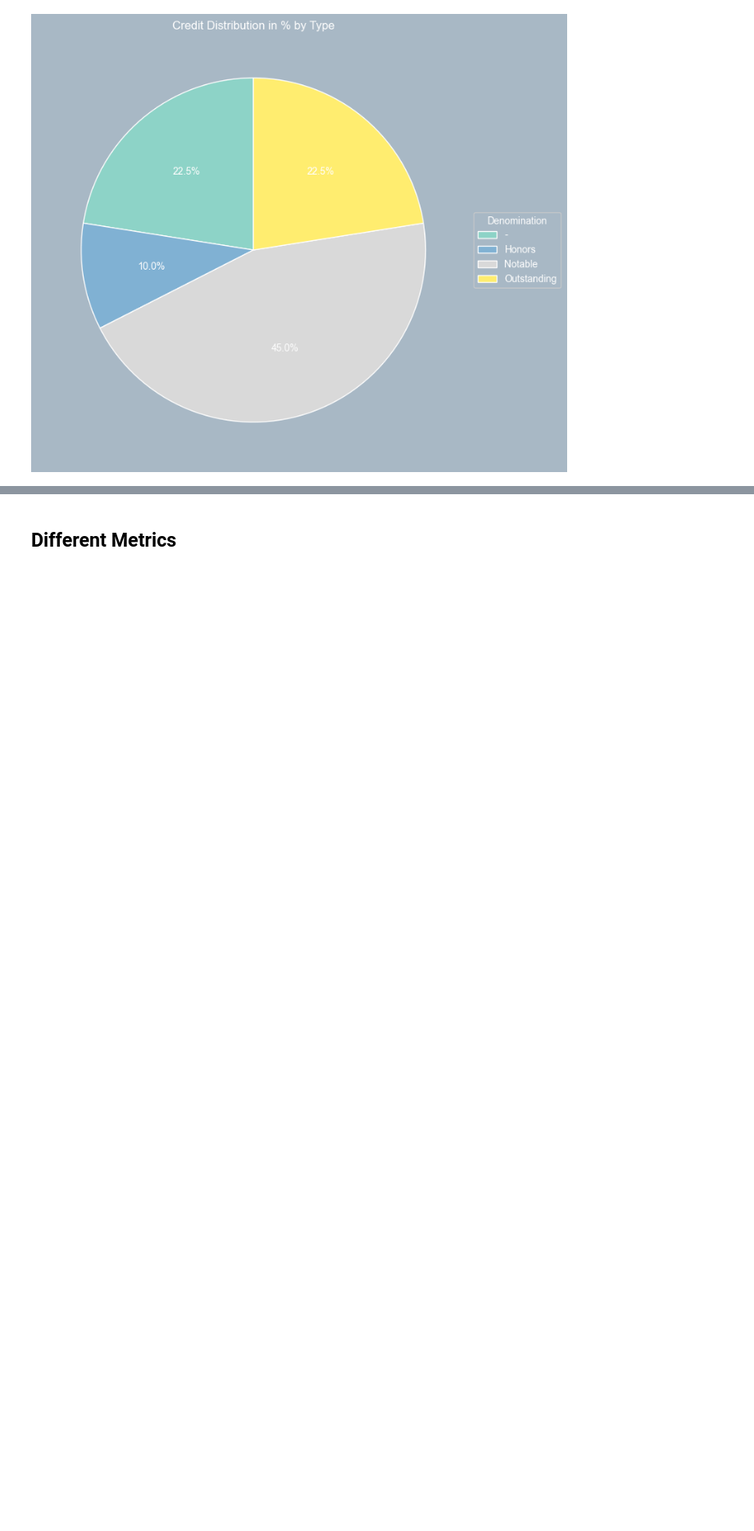
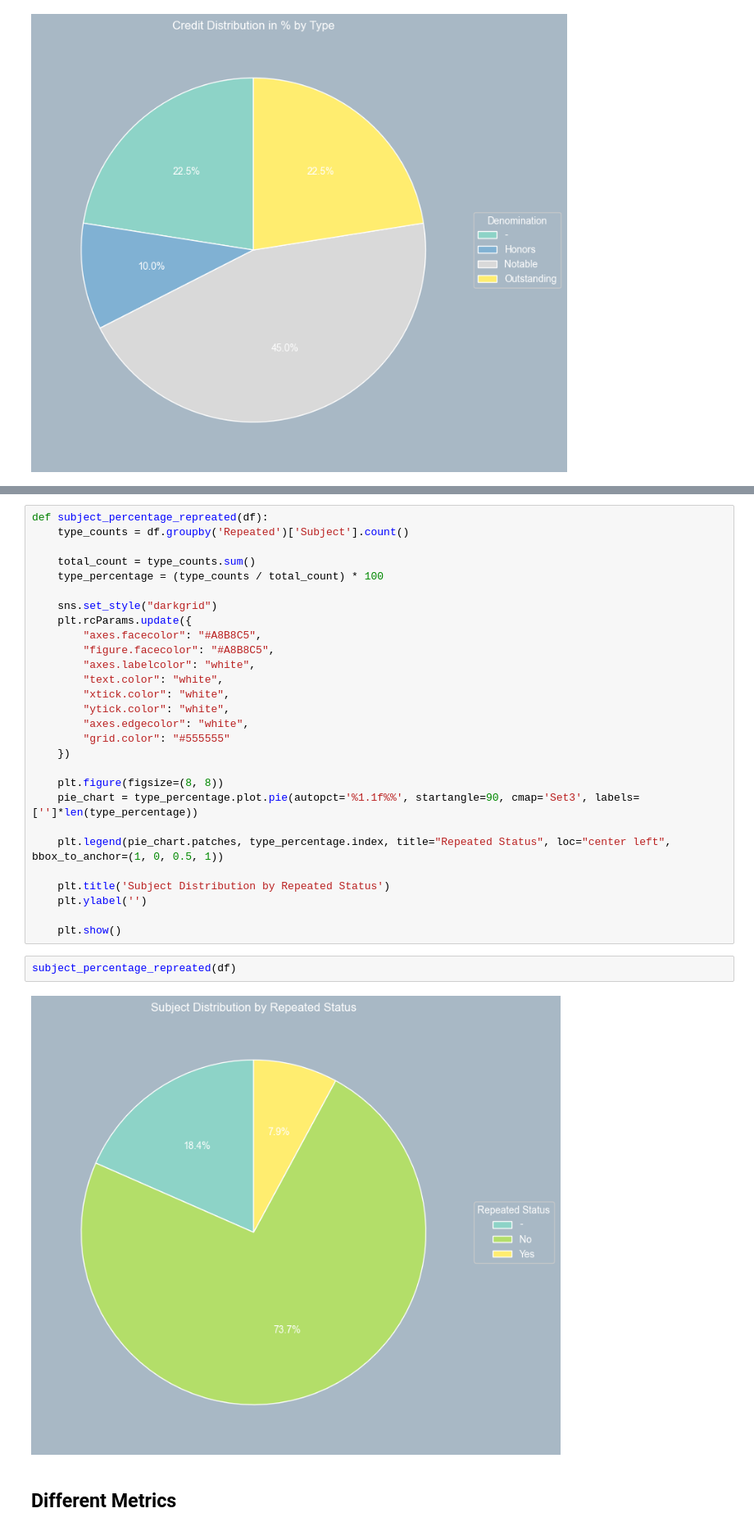
Before and after one commit to rorro6787/AcademicData, a Jupyter notebook: src/analysis.ipynb, the cells around one changed output, grey strips where cells are left out. Shown: that part at 82% size. Saved outputs shown, nothing was run; the diff lists cells and outputs as text; blank space fills up the shorter version.

```diff
--- a/src/analysis.ipynb
+++ b/src/analysis.ipynb
@@ -286,3 +310,35 @@ credit_percentage_denomination(df)
+# %%
+def subject_percentage_repreated(df):
+    type_counts = df.groupby('Repeated')['Subject'].count()
+
+    total_count = type_counts.sum()
+    type_percentage = (type_counts / total_count) * 100
+
+    sns.set_style("darkgrid")
+    plt.rcParams.update({
+        "axes.facecolor": "#A8B8C5",
+        "figure.facecolor": "#A8B8C5",
+        "axes.labelcolor": "white",
+        "text.color": "white",
+        "xtick.color": "white",
+        "ytick.color": "white",
+        "axes.edgecolor": "white",
+        "grid.color": "#555555"
+    })
+
+    plt.figure(figsize=(8, 8))
+    pie_chart = type_percentage.plot.pie(autopct='%1.1f%%', startangle=90, cmap='Set3', labels=['']*len(type_percentage))
+
+    plt.legend(pie_chart.patches, type_percentage.index, title="Repeated Status", loc="center left", bbox_to_anchor=(1, 0, 0.5, 1))
+
+    plt.title('Subject Distribution by Repeated Status')
+    plt.ylabel('')
+
+    plt.show()
+# %%
+subject_percentage_repreated(df)
+# %% [output]
+[figure, added]
 # %% [markdown]
 ## Different Metrics
 # %% [markdown]
```
Also changed, not shown: parts of 5 cells of this notebook, 1 other file.
